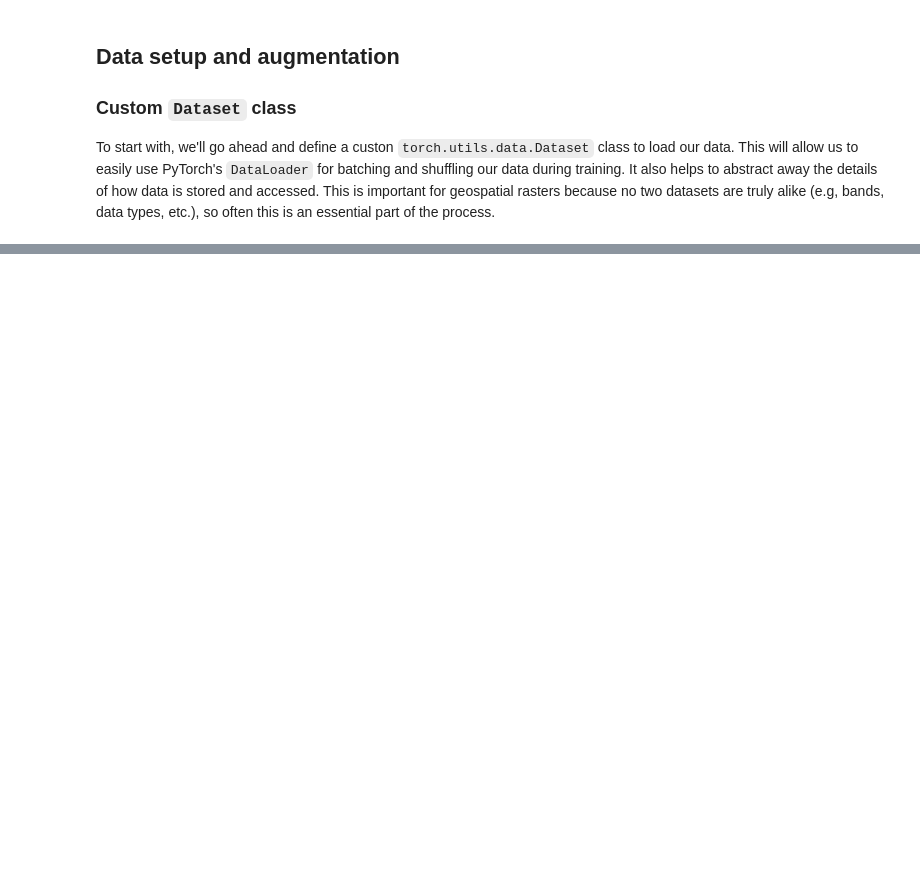
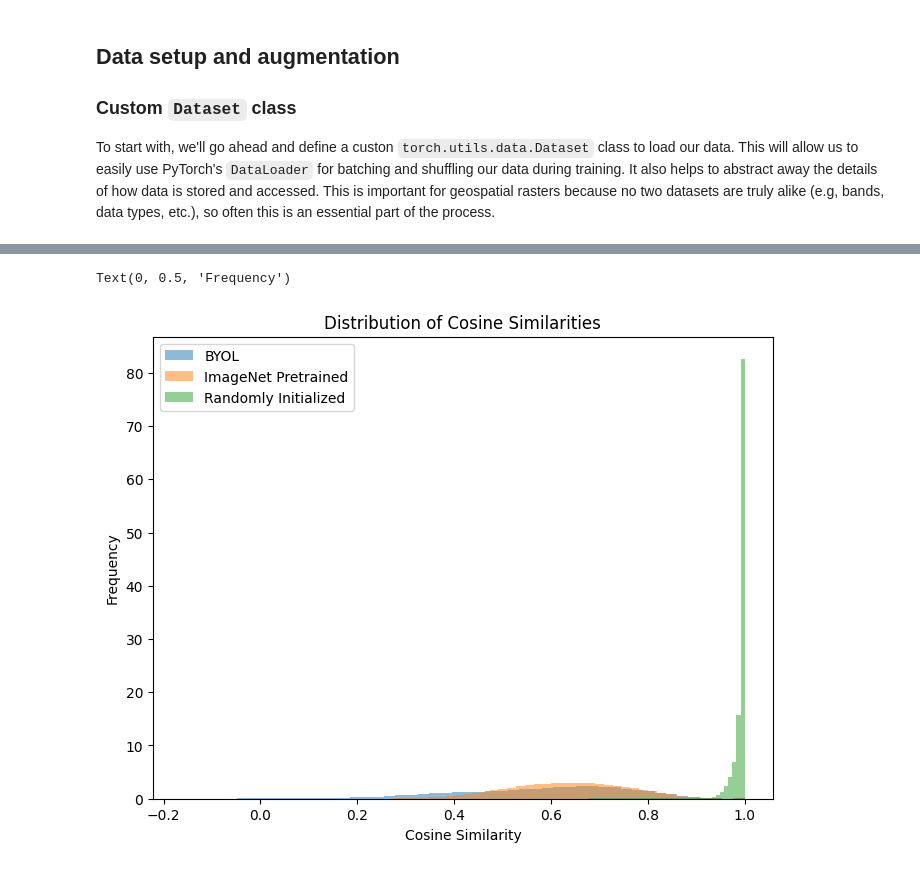
Before and after one commit to DakotaHester/ms-land-cover, a Jupyter notebook: notebooks/byol_example.ipynb, the cells around one changed output, grey strips where cells are left out. Cells and saved outputs as stored; diff of their text form; code cells hidden in the pictures; blank space fills up the shorter version.

```diff
--- a/notebooks/byol_example.ipynb
+++ b/notebooks/byol_example.ipynb
@@ -82,0 +180,21 @@ The core idea behind BYOL is to train a model to learn to extract deep features
+# %%
+LR = 1e-3
+WARMUP_EPOCHS = 10
+TOTAL_EPOCHS = 100
+BATCH_SIZE = 64
+GRAD_ACCUM_STEPS = 4 # effective batch size will be BATCH_SIZE * GRAD_ACCUM_STEPS.
+
+# The original BYOL implementation uses LARS optimizer, but AdamW works just fine for our purposes
+optimizer = torch.optim.AdamW(list(f_theta.parameters()) + list(g_theta.parameters()) + list(q_theta.parameters()), lr=LR)
+
+# Use linear warmup for the first 10 epochs, then cosine annealing for the remaining epochs
+warmup_scheduler = torch.optim.lr_scheduler.LinearLR(optimizer, start_factor=1 / WARMUP_EPOCHS, total_iters=WARMUP_EPOCHS-1)
+main_scheduler = torch.optim.lr_scheduler.CosineAnnealingLR(optimizer, T_max=TOTAL_EPOCHS - WARMUP_EPOCHS)
+scheduler = torch.optim.lr_scheduler.SequentialLR(optimizer, schedulers=[warmup_scheduler, main_scheduler], milestones=[WARMUP_EPOCHS-1])
+
+# Create a dataloader for our dataset
+dataloader = torch.utils.data.DataLoader(dataset, batch_size=BATCH_SIZE, shuffle=True, drop_last=True)
+
+# We will use autocast for mixed precision training as well for faster training on GPU
+scaler = torch.amp.GradScaler(device.type)
+autocast_context = torch.amp.autocast(device.type)
@@ -82,0 +348,16 @@ The core idea behind BYOL is to train a model to learn to extract deep features
+# %%
+byol_sims = (np.dot(byol_embeddings, byol_embeddings.T) / (np.linalg.norm(byol_embeddings, axis=1, keepdims=True) * np.linalg.norm(byol_embeddings, axis=1, keepdims=True).T)).flatten()
+inet_sims = (np.dot(inet_embeddings, inet_embeddings.T) / (np.linalg.norm(inet_embeddings, axis=1, keepdims=True) * np.linalg.norm(inet_embeddings, axis=1, keepdims=True).T)).flatten()
+rand_sims = (np.dot(rand_embeddings, rand_embeddings.T) / (np.linalg.norm(rand_embeddings, axis=1, keepdims=True) * np.linalg.norm(rand_embeddings, axis=1, keepdims=True).T)).flatten()
+
+fig, ax = plt.subplots(1, 1, figsize=(8, 6))
+ax.hist(byol_sims, bins=50, alpha=0.5, density=True, label='BYOL')
+ax.hist(inet_sims, bins=50, alpha=0.5, density=True, label='ImageNet Pretrained')
+ax.hist(rand_sims, bins=50, alpha=0.5, density=True, label='Randomly Initialized')
+ax.legend()
+ax.set_title('Distribution of Cosine Similarities')
+ax.set_xlabel('Cosine Similarity')
+ax.set_ylabel('Frequency')
+# %% [output]
+Text(0, 0.5, 'Frequency')
+[figure, added]
```
Also changed, not shown: parts of 18 cells of this notebook, 5 other files.
